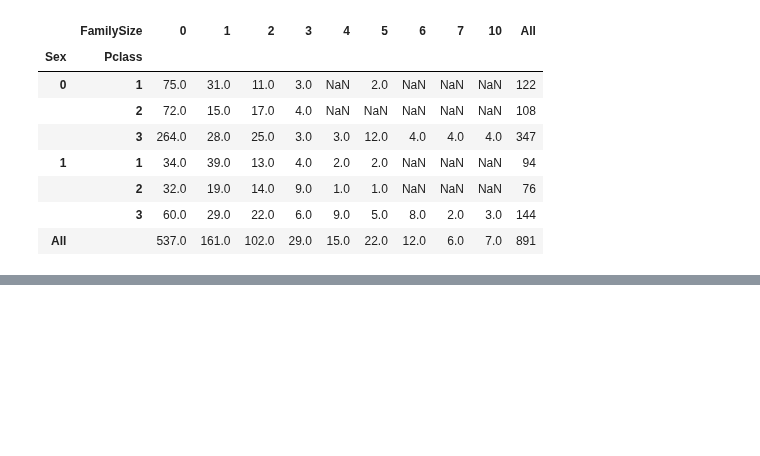
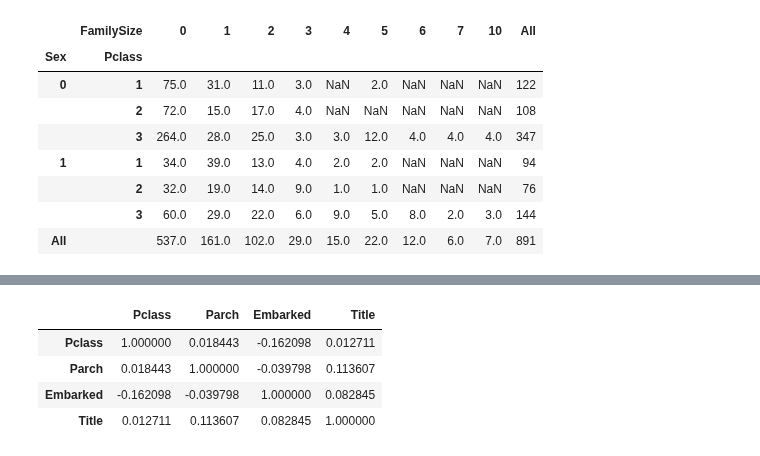
Before and after one commit to MateuszKonopelski/Kaggle, a Jupyter notebook: Project1_Titanic/Titanic_code.ipynb, the cells around one changed output, grey strips where cells are left out. Saved outputs shown, nothing was run; the diff lists cells and outputs as text; code cells hidden in the pictures; blank space fills up the shorter version.

```diff
--- a/Project1_Titanic/Titanic_code.ipynb
+++ b/Project1_Titanic/Titanic_code.ipynb
@@ -504,0 +502,9 @@ train_data.pivot_table('Survived', index=['Sex', 'Pclass'], columns='FamilySize'
+# %%
+train_data.corr()
+train_data.loc[:, ['Pclass', 'Parch', 'Embarked', 'Title']].corr()
+# %% [output]
+|  | Pclass | Parch | Embarked | Title |
+| Pclass | 1.000000 | 0.018443 | -0.162098 | 0.012711 |
+| Parch | 0.018443 | 1.000000 | -0.039798 | 0.113607 |
+| Embarked | -0.162098 | -0.039798 | 1.000000 | 0.082845 |
+| Title | 0.012711 | 0.113607 | 0.082845 | 1.000000 |
```
Also changed, not shown: parts of 13 cells of this notebook.
